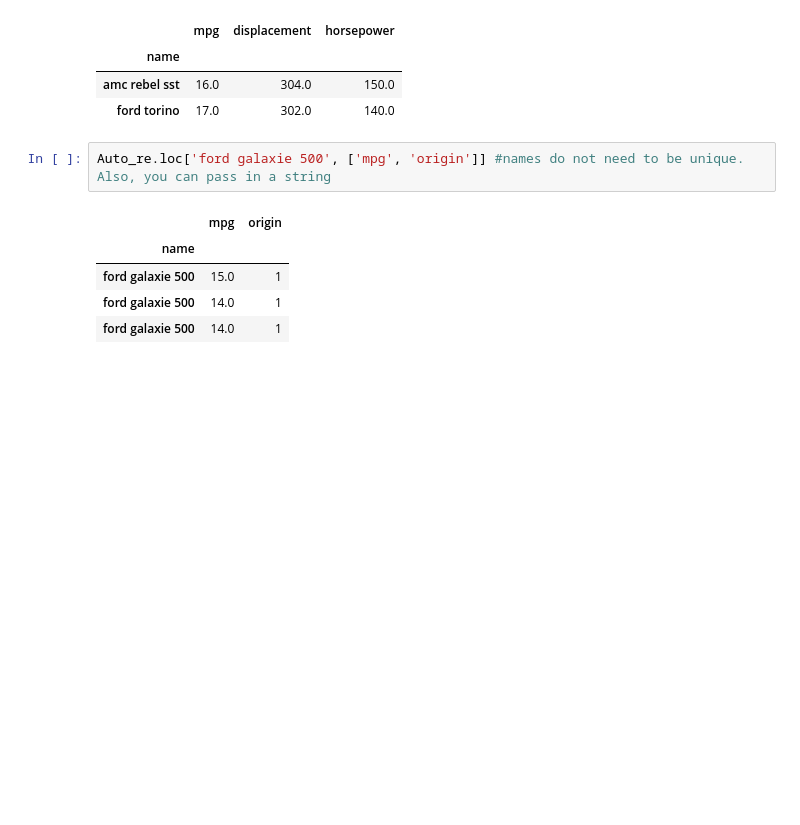
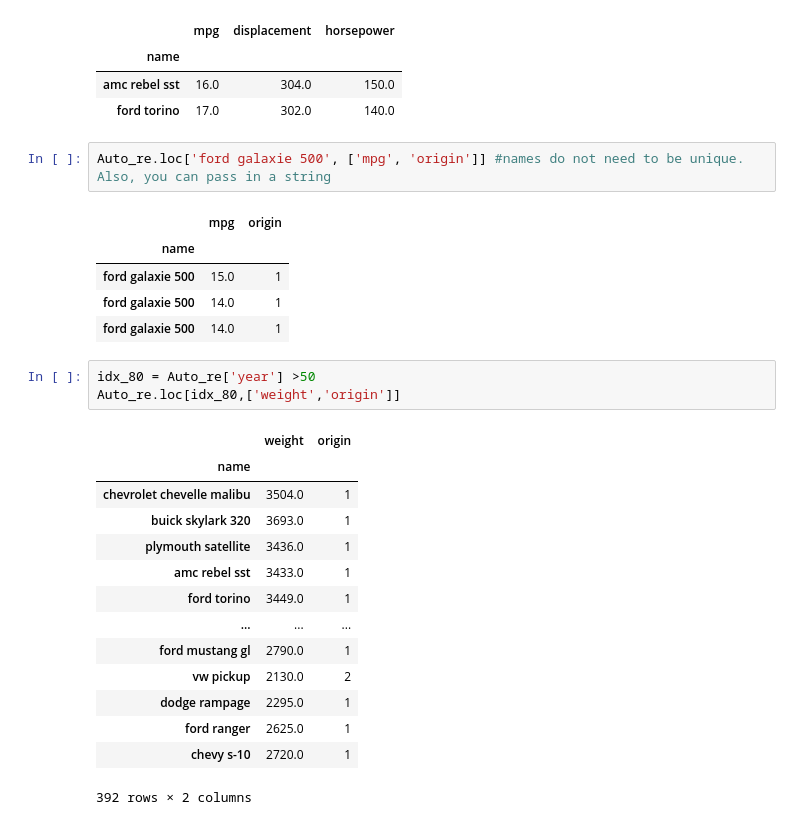
Before and after one commit to ml-ryanlee/islp, a Jupyter notebook: chapter2lab-python.ipynb, the cells around one changed output. Cells and saved outputs as stored; diff of their text form; blank space fills up the shorter version.

```diff
--- a/chapter2lab-python.ipynb
+++ b/chapter2lab-python.ipynb
@@ -687,3 +690,21 @@ Auto_re.loc['ford galaxie 500', ['mpg', 'origin']] #names do not need to be uniq
 | ford galaxie 500 | 15.0 | 1 |
 | ford galaxie 500 | 14.0 | 1 |
 | ford galaxie 500 | 14.0 | 1 |
+# %%
+idx_80 = Auto_re['year'] >50
+Auto_re.loc[idx_80,['weight','origin']]
+# %% [output]
+|  | weight | origin |
+| name |  |  |
+| chevrolet chevelle malibu | 3504.0 | 1 |
+| buick skylark 320 | 3693.0 | 1 |
+| plymouth satellite | 3436.0 | 1 |
+| amc rebel sst | 3433.0 | 1 |
+| ford torino | 3449.0 | 1 |
+| ... | ... | ... |
+| ford mustang gl | 2790.0 | 1 |
+| vw pickup | 2130.0 | 2 |
+| dodge rampage | 2295.0 | 1 |
+| ford ranger | 2625.0 | 1 |
+| chevy s-10 | 2720.0 | 1 |
+392 rows × 2 columns
```
Also changed, not shown: parts of 13 cells of this notebook.
